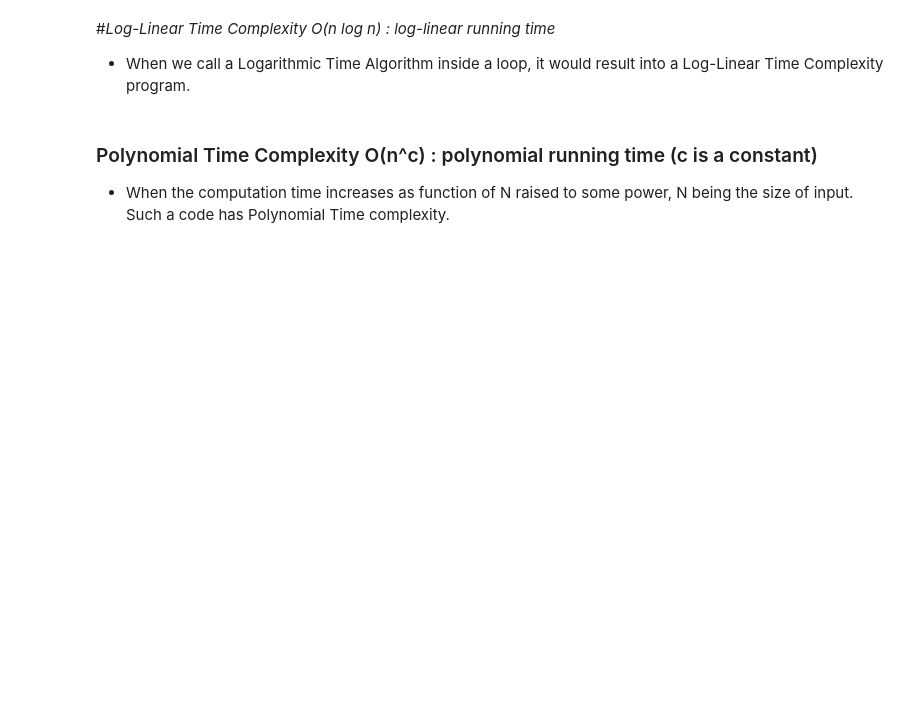
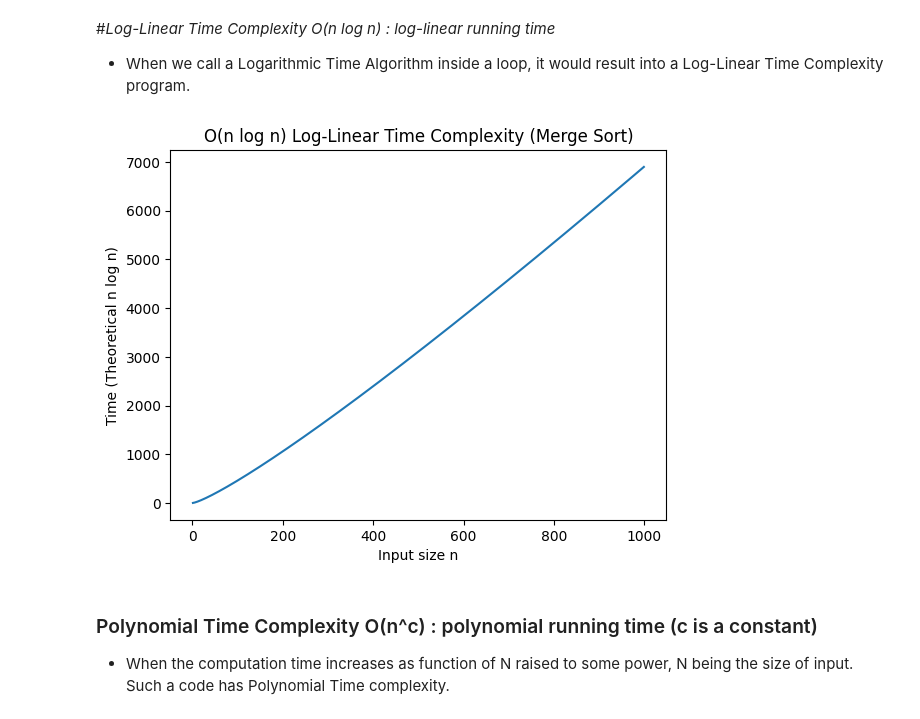
Before and after one commit to Techusic/APS-Lab, a Jupyter notebook: Lab_3_Growth_of_function.ipynb, the cells around one changed output. Cells and saved outputs as stored; diff of their text form; code cells hidden in the pictures; blank space fills up the shorter version.

```diff
--- a/Lab_3_Growth_of_function.ipynb
+++ b/Lab_3_Growth_of_function.ipynb
@@ -87,3 +149,40 @@ result into a Log-Linear Time Complexity program.
+# %%
+# Prob_5: Take Suitable example and write function that runs in log-linear time. plot the graph as well, similar to above example.
+def merge_sort(arr):
+    if len(arr) <= 1:
+        return arr
+    mid = len(arr) // 2
+    left_half = arr[:mid]
+    right_half = arr[mid:]
+    left_half = merge_sort(left_half)
+    right_half = merge_sort(right_half)
+    return merge(left_half, right_half)
+def merge(left, right):
+    merged = []
+    left_index, right_index = 0, 0
+    while left_index < len(left) and right_index < len(right):
+        if left[left_index] < right[right_index]:
+            merged.append(left[left_index])
+            left_index += 1
+        else:
+            merged.append(right[right_index])
+            right_index += 1
+    merged.extend(left[left_index:])
+    merged.extend(right[right_index:])
+    return merged
+n_values = list(range(1, 1000))
+time_values = []
+for n in n_values:
+    data = list(range(n))
+    time_values.append(n * math.log(n + 1))
+plt.figure()
+plt.plot(n_values, time_values)
+plt.xlabel("Input size n")
+plt.ylabel("Time (Theoretical n log n)")
+plt.title("O(n log n) Log-Linear Time Complexity (Merge Sort)")
+plt.show()
+# %% [output]
+[figure, added]
 # %% [markdown]
 ### Polynomial Time Complexity O(n^c) : polynomial running time (c is a constant)
 
```
Also changed, not shown: parts of 16 cells of this notebook.
